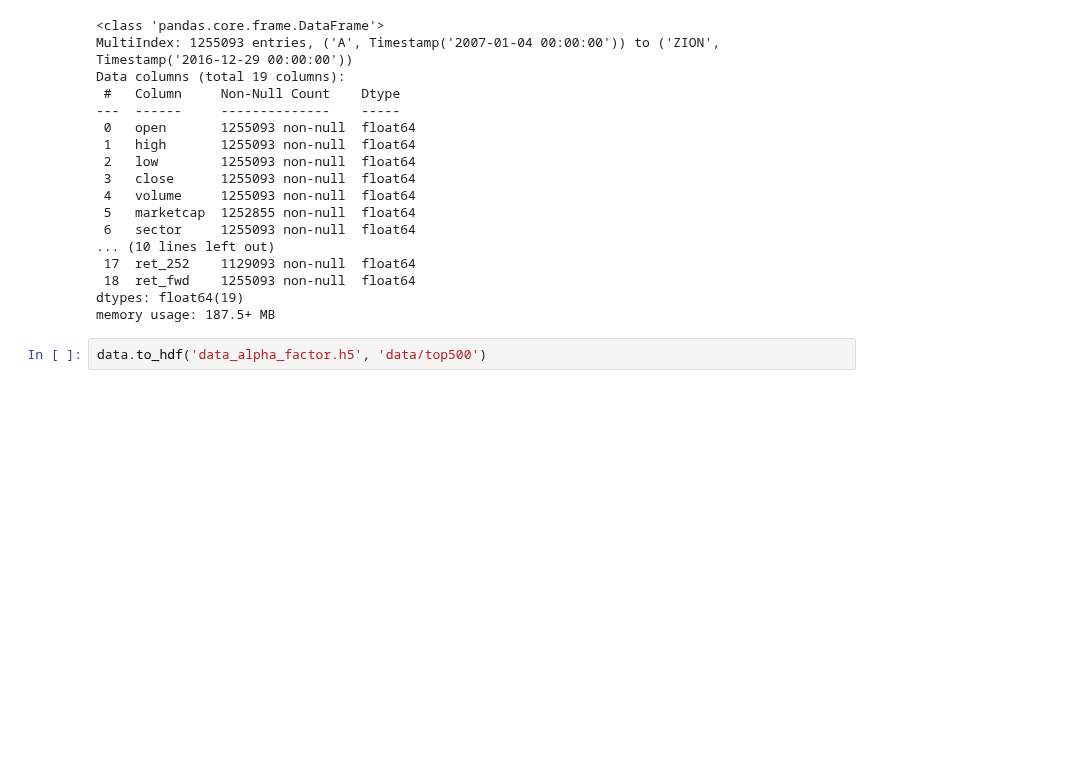
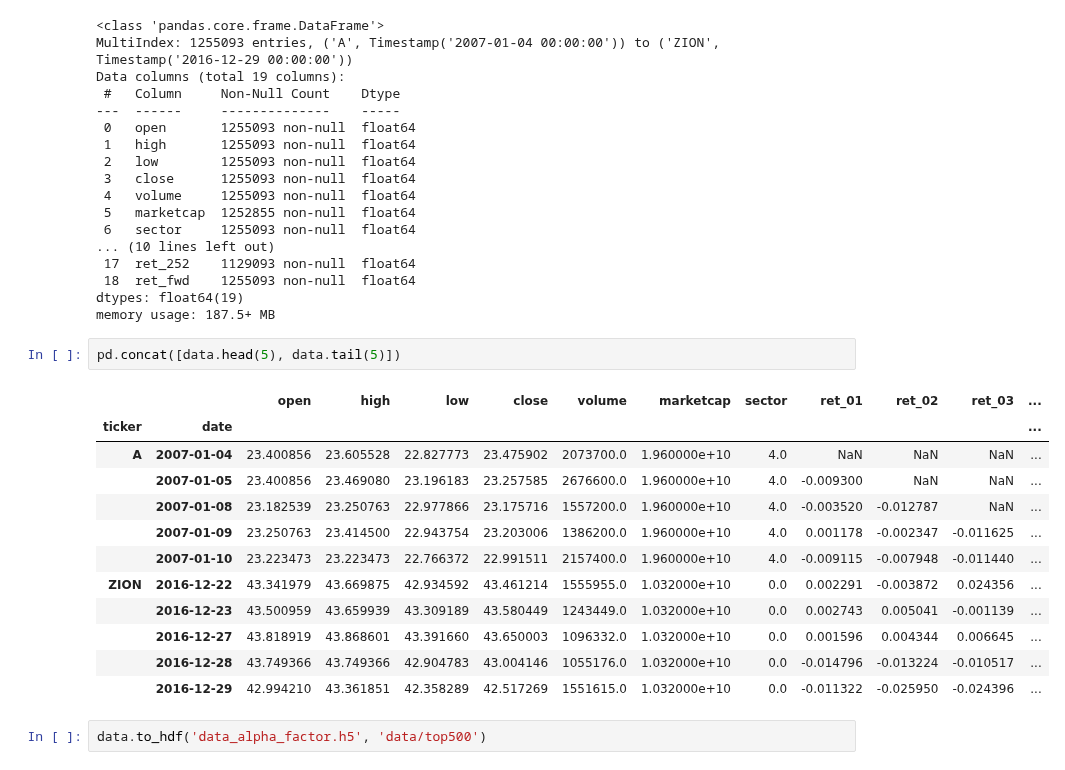
Before and after one commit to OliverJoo/quant_modeling, a Jupyter notebook: MDLing/SampleSelectionForAlphaFactor.ipynb, the cells around one changed output. Cells and saved outputs as stored; diff of their text form; blank space fills up the shorter version.

```diff
--- a/MDLing/SampleSelectionForAlphaFactor.ipynb
+++ b/MDLing/SampleSelectionForAlphaFactor.ipynb
@@ -209,5 +247,20 @@ Data columns (total 19 columns):
  18  ret_fwd    1255093 non-null  float64
 dtypes: float64(19)
 memory usage: 187.5+ MB
+# %%
+pd.concat([data.head(5), data.tail(5)])
+# %% [output]
+|  |  | open | high | low | close | volume | marketcap | sector | ret_01 | ret_02 | ret_03 | ... |
+| ticker | date |  |  |  |  |  |  |  |  |  |  | ... |
+| A | 2007-01-04 | 23.400856 | 23.605528 | 22.827773 | 23.475902 | 2073700.0 | 1.960000e+10 | 4.0 | NaN | NaN | NaN | ... |
+|  | 2007-01-05 | 23.400856 | 23.469080 | 23.196183 | 23.257585 | 2676600.0 | 1.960000e+10 | 4.0 | -0.009300 | NaN | NaN | ... |
+|  | 2007-01-08 | 23.182539 | 23.250763 | 22.977866 | 23.175716 | 1557200.0 | 1.960000e+10 | 4.0 | -0.003520 | -0.012787 | NaN | ... |
+|  | 2007-01-09 | 23.250763 | 23.414500 | 22.943754 | 23.203006 | 1386200.0 | 1.960000e+10 | 4.0 | 0.001178 | -0.002347 | -0.011625 | ... |
+|  | 2007-01-10 | 23.223473 | 23.223473 | 22.766372 | 22.991511 | 2157400.0 | 1.960000e+10 | 4.0 | -0.009115 | -0.007948 | -0.011440 | ... |
+| ZION | 2016-12-22 | 43.341979 | 43.669875 | 42.934592 | 43.461214 | 1555955.0 | 1.032000e+10 | 0.0 | 0.002291 | -0.003872 | 0.024356 | ... |
+|  | 2016-12-23 | 43.500959 | 43.659939 | 43.309189 | 43.580449 | 1243449.0 | 1.032000e+10 | 0.0 | 0.002743 | 0.005041 | -0.001139 | ... |
+|  | 2016-12-27 | 43.818919 | 43.868601 | 43.391660 | 43.650003 | 1096332.0 | 1.032000e+10 | 0.0 | 0.001596 | 0.004344 | 0.006645 | ... |
+|  | 2016-12-28 | 43.749366 | 43.749366 | 42.904783 | 43.004146 | 1055176.0 | 1.032000e+10 | 0.0 | -0.014796 | -0.013224 | -0.010517 | ... |
+|  | 2016-12-29 | 42.994210 | 43.361851 | 42.358289 | 42.517269 | 1551615.0 | 1.032000e+10 | 0.0 | -0.011322 | -0.025950 | -0.024396 | ... |
 # %%
 data.to_hdf('data_alpha_factor.h5', 'data/top500')
```
Also changed, not shown: parts of 3 cells of this notebook.
